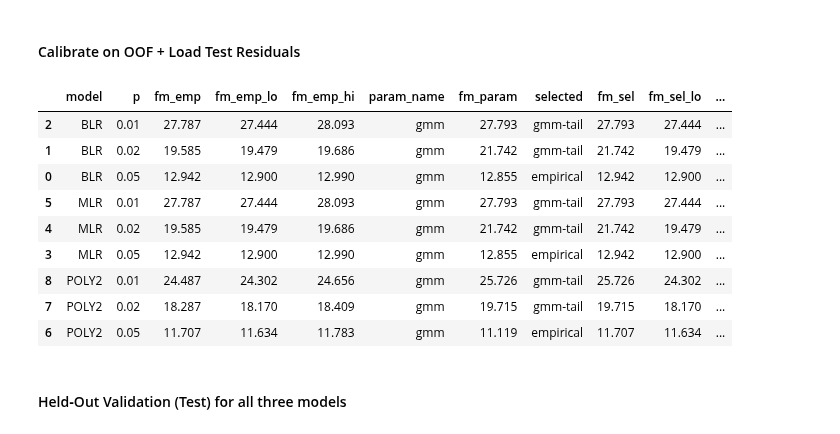
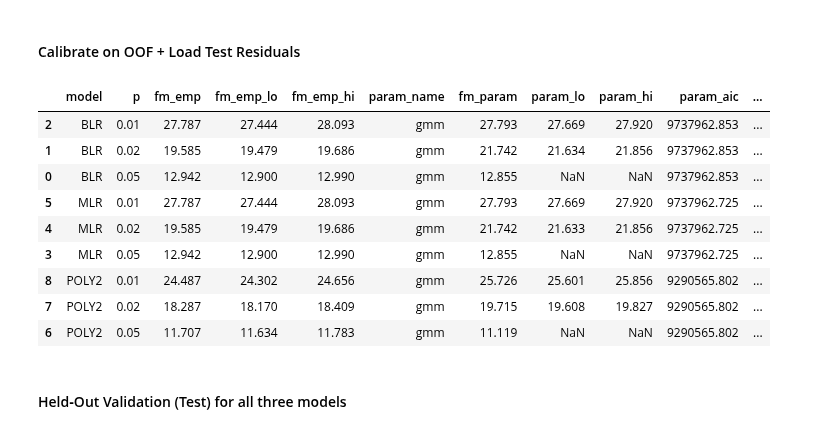
Before and after one commit to nahshonmokua/LoRaWAN-Indoor-PL-parametrics, a Jupyter notebook: 05_FADE MARGIN ANALYSIS.ipynb, the cells around one changed output. Saved outputs shown, nothing was run; the diff lists cells and outputs as text; code cells hidden in the pictures.

```diff
--- a/05_FADE MARGIN ANALYSIS.ipynb
+++ b/05_FADE MARGIN ANALYSIS.ipynb
@@ -396,28 +474,33 @@ def fm_with_uncertainty(eps, p, use_parametric=True, B=5000, random_state=RANDOM
 # %%
 rows = []
 for fam, eps in oof_residuals.items():
     for p in P_GRID:
         out = fm_with_uncertainty(eps, p, use_parametric=True, B=5000,
                                   random_state=RANDOM_STATE, cluster=oof_devices.get(fam))
         rows.append({"model": fam, **out})
 
 fm_table = pd.DataFrame(rows)
-display_cols = ["model", "p", "fm_emp", "fm_emp_lo", "fm_emp_hi",
-                "param_name", "fm_param",
-                "selected", "fm_sel", "fm_sel_lo", "fm_sel_hi", "block_len", "estimator_note"]
+
+display_cols = [
+    "model", "p",
+    "fm_emp", "fm_emp_lo", "fm_emp_hi",
+    "param_name", "fm_param", "param_lo", "param_hi", "param_aic", "param_bic",
+    "selected", "fm_sel", "fm_sel_lo", "fm_sel_hi",
+    "block_len", "estimator_note"
+]
 
 display(fm_table[display_cols].round(3).sort_values(["model","p"]))
 # %% [output]
-|  | model | p | fm_emp | fm_emp_lo | fm_emp_hi | param_name | fm_param | selected | fm_sel | fm_sel_lo | ... |
-| 2 | BLR | 0.01 | 27.787 | 27.444 | 28.093 | gmm | 27.793 | gmm-tail | 27.793 | 27.444 | ... |
-| 1 | BLR | 0.02 | 19.585 | 19.479 | 19.686 | gmm | 21.742 | gmm-tail | 21.742 | 19.479 | ... |
-| 0 | BLR | 0.05 | 12.942 | 12.900 | 12.990 | gmm | 12.855 | empirical | 12.942 | 12.900 | ... |
-| 5 | MLR | 0.01 | 27.787 | 27.444 | 28.093 | gmm | 27.793 | gmm-tail | 27.793 | 27.444 | ... |
-| 4 | MLR | 0.02 | 19.585 | 19.479 | 19.686 | gmm | 21.742 | gmm-tail | 21.742 | 19.479 | ... |
-| 3 | MLR | 0.05 | 12.942 | 12.900 | 12.990 | gmm | 12.855 | empirical | 12.942 | 12.900 | ... |
-| 8 | POLY2 | 0.01 | 24.487 | 24.302 | 24.656 | gmm | 25.726 | gmm-tail | 25.726 | 24.302 | ... |
-| 7 | POLY2 | 0.02 | 18.287 | 18.170 | 18.409 | gmm | 19.715 | gmm-tail | 19.715 | 18.170 | ... |
-| 6 | POLY2 | 0.05 | 11.707 | 11.634 | 11.783 | gmm | 11.119 | empirical | 11.707 | 11.634 | ... |
+|  | model | p | fm_emp | fm_emp_lo | fm_emp_hi | param_name | fm_param | param_lo | param_hi | param_aic | ... |
+| 2 | BLR | 0.01 | 27.787 | 27.444 | 28.093 | gmm | 27.793 | 27.669 | 27.920 | 9737962.853 | ... |
+| 1 | BLR | 0.02 | 19.585 | 19.479 | 19.686 | gmm | 21.742 | 21.634 | 21.856 | 9737962.853 | ... |
+| 0 | BLR | 0.05 | 12.942 | 12.900 | 12.990 | gmm | 12.855 | NaN | NaN | 9737962.853 | ... |
+| 5 | MLR | 0.01 | 27.787 | 27.444 | 28.093 | gmm | 27.793 | 27.669 | 27.920 | 9737962.725 | ... |
+| 4 | MLR | 0.02 | 19.585 | 19.479 | 19.686 | gmm | 21.742 | 21.633 | 21.856 | 9737962.725 | ... |
+| 3 | MLR | 0.05 | 12.942 | 12.900 | 12.990 | gmm | 12.855 | NaN | NaN | 9737962.725 | ... |
+| 8 | POLY2 | 0.01 | 24.487 | 24.302 | 24.656 | gmm | 25.726 | 25.601 | 25.856 | 9290565.802 | ... |
+| 7 | POLY2 | 0.02 | 18.287 | 18.170 | 18.409 | gmm | 19.715 | 19.608 | 19.827 | 9290565.802 | ... |
+| 6 | POLY2 | 0.05 | 11.707 | 11.634 | 11.783 | gmm | 11.119 | NaN | NaN | 9290565.802 | ... |
 # %% [markdown]
 #### Held‑Out Validation (Test) for all three models
 # %%
```
Also changed, not shown: parts of 4 cells of this notebook, 1 other file.
